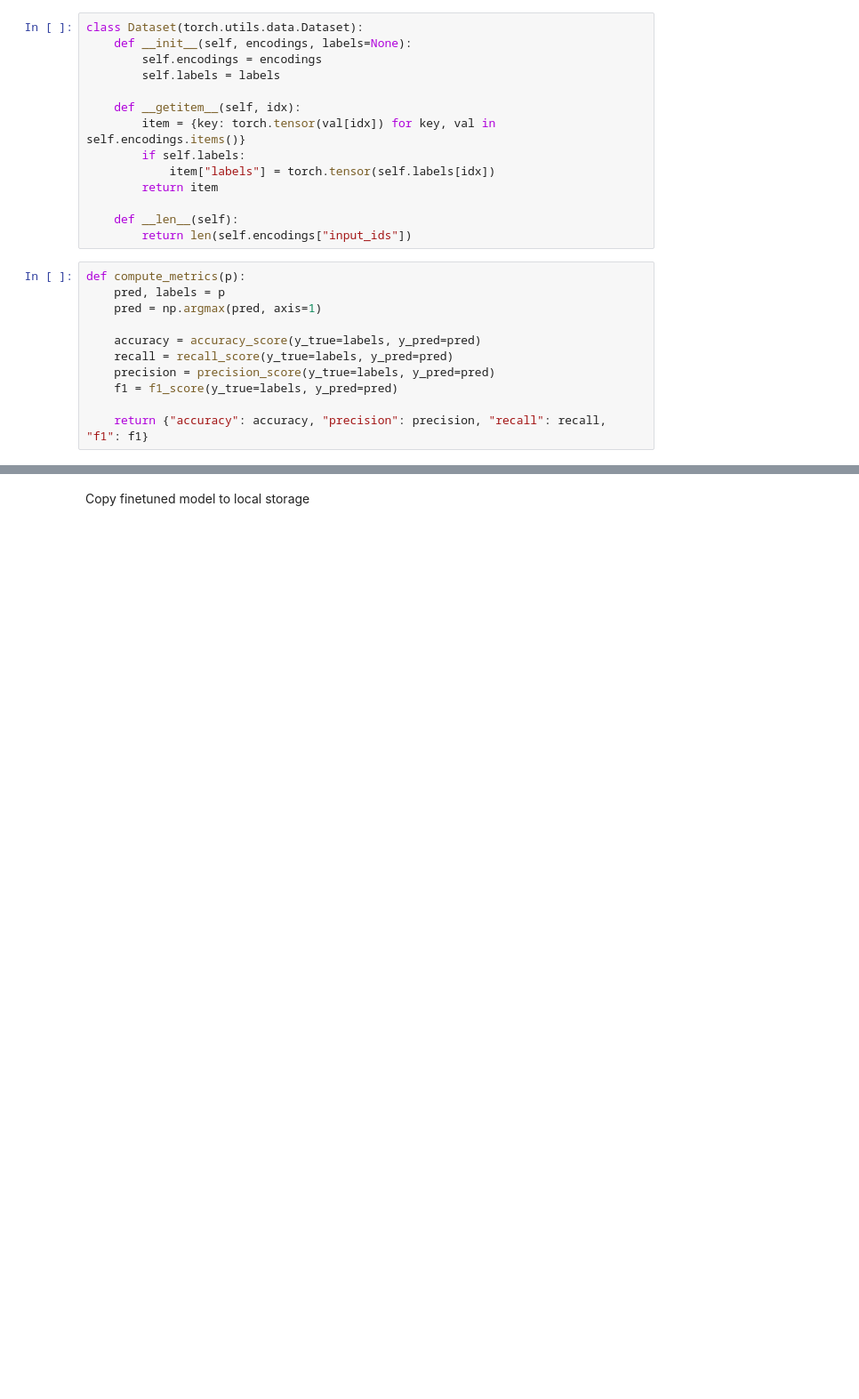
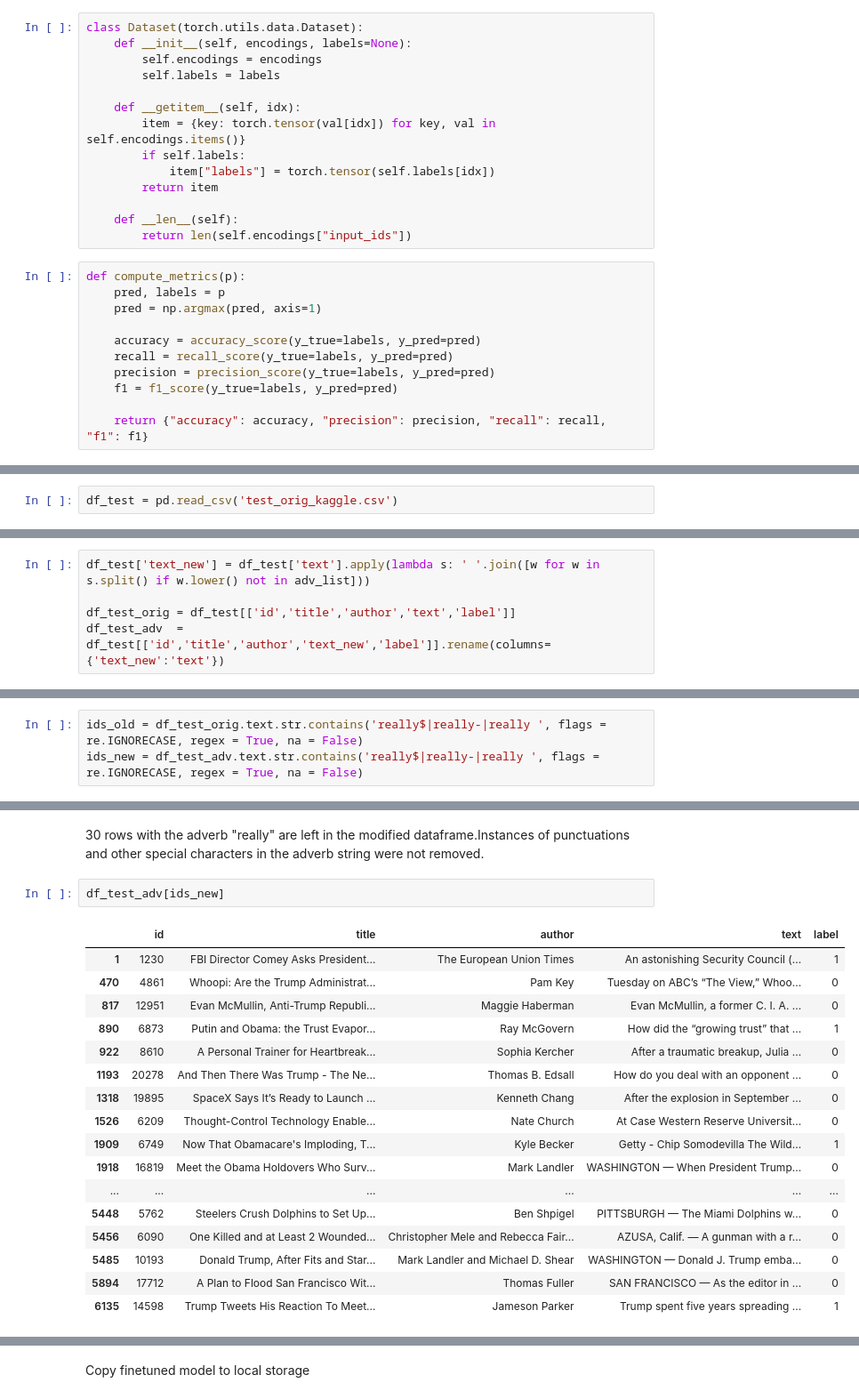
Before and after one commit to cs-198-199-adversarial-ml/fake-news-attacks, a Jupyter notebook: degree_adverbs_removal.ipynb, the cells around one changed output, grey strips where cells are left out. Shown: that part at 89% size. Saved outputs shown, nothing was run; the diff lists cells and outputs as text; blank space fills up the shorter version.

```diff
--- a/degree_adverbs_removal.ipynb
+++ b/degree_adverbs_removal.ipynb
@@ -139,0 +89,2 @@ def compute_metrics(p):
+# %%
+df_test = pd.read_csv('test_orig_kaggle.csv')
@@ -139,0 +108,5 @@ def compute_metrics(p):
+# %%
+df_test['text_new'] = df_test['text'].apply(lambda s: ' '.join([w for w in s.split() if w.lower() not in adv_list]))
+
+df_test_orig = df_test[['id','title','author','text','label']]
+df_test_adv  = df_test[['id','title','author','text_new','label']].rename(columns={'text_new':'text'})
@@ -139,0 +121,3 @@ def compute_metrics(p):
+# %%
+ids_old = df_test_orig.text.str.contains('really$|really-|really ', flags = re.IGNORECASE, regex = True, na = False)
+ids_new = df_test_adv.text.str.contains('really$|really-|really ', flags = re.IGNORECASE, regex = True, na = False)
@@ -139,0 +142,22 @@ def compute_metrics(p):
+# %% [markdown]
+30 rows with the adverb "really" are left in the modified dataframe.Instances of punctuations and other special characters in the adverb string were not removed.
+# %%
+df_test_adv[ids_new]
+# %% [output]
+|  | id | title | author | text | label |
+| 1 | 1230 | FBI Director Comey Asks President... | The European Union Times | An astonishing Security Council (... | 1 |
+| 470 | 4861 | Whoopi: Are the Trump Administrat... | Pam Key | Tuesday on ABC’s “The View,” Whoo... | 0 |
+| 817 | 12951 | Evan McMullin, Anti-Trump Republi... | Maggie Haberman | Evan McMullin, a former C. I. A. ... | 0 |
+| 890 | 6873 | Putin and Obama: the Trust Evapor... | Ray McGovern | How did the “growing trust” that ... | 1 |
+| 922 | 8610 | A Personal Trainer for Heartbreak... | Sophia Kercher | After a traumatic breakup, Julia ... | 0 |
+| 1193 | 20278 | And Then There Was Trump - The Ne... | Thomas B. Edsall | How do you deal with an opponent ... | 0 |
+| 1318 | 19895 | SpaceX Says It’s Ready to Launch ... | Kenneth Chang | After the explosion in September ... | 0 |
+| 1526 | 6209 | Thought-Control Technology Enable... | Nate Church | At Case Western Reserve Universit... | 0 |
+| 1909 | 6749 | Now That Obamacare's Imploding, T... | Kyle Becker | Getty - Chip Somodevilla The Wild... | 1 |
+| 1918 | 16819 | Meet the Obama Holdovers Who Surv... | Mark Landler | WASHINGTON — When President Trump... | 0 |
+| ... | ... | ... | ... | ... | ... |
+| 5448 | 5762 | Steelers Crush Dolphins to Set Up... | Ben Shpigel | PITTSBURGH — The Miami Dolphins w... | 0 |
+| 5456 | 6090 | One Killed and at Least 2 Wounded... | Christopher Mele and Rebecca Fair... | AZUSA, Calif. — A gunman with a r... | 0 |
+| 5485 | 10193 | Donald Trump, After Fits and Star... | Mark Landler and Michael D. Shear | WASHINGTON — Donald J. Trump emba... | 0 |
+| 5894 | 17712 | A Plan to Flood San Francisco Wit... | Thomas Fuller | SAN FRANCISCO — As the editor in ... | 0 |
+| 6135 | 14598 | Trump Tweets His Reaction To Meet... | Jameson Parker | Trump spent five years spreading ... | 1 |
```
Also changed, not shown: parts of 81 cells of this notebook.
